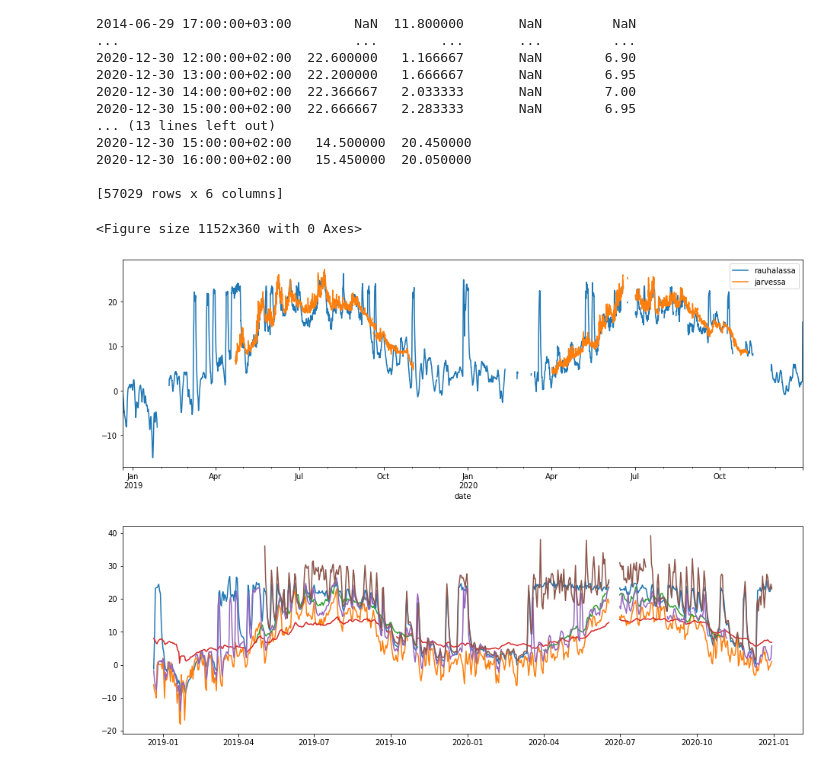
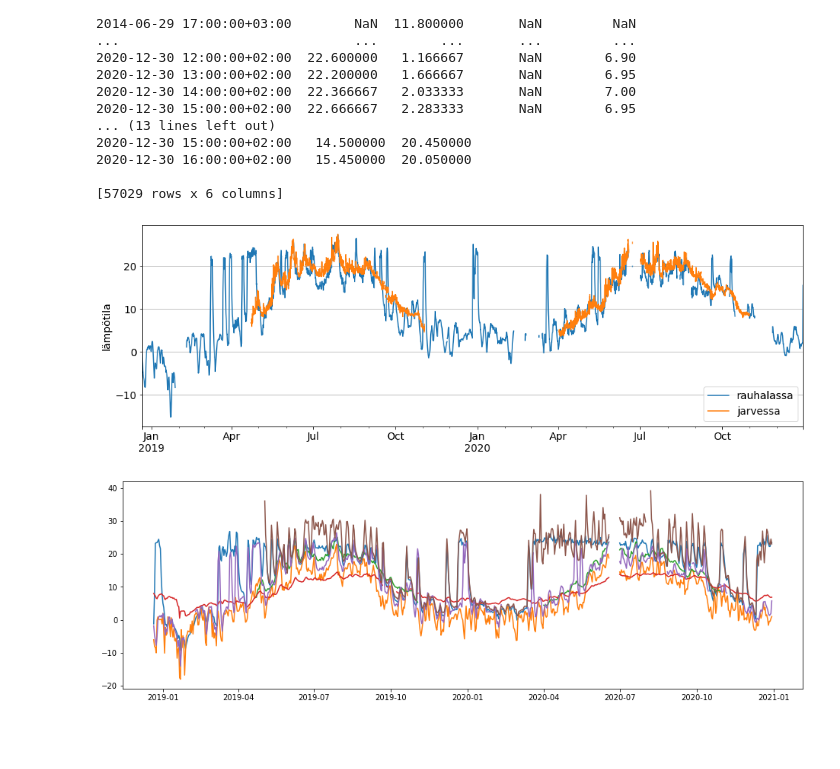
Before and after one commit to vuorenkoski/lampotilat, a Jupyter notebook: datan_esittaminen.ipynb, the cells around one changed output. Cells and saved outputs as stored; diff of their text form; code cells hidden in the pictures; blank space fills up the shorter version.

```diff
--- a/datan_esittaminen.ipynb
+++ b/datan_esittaminen.ipynb
@@ -57,16 +58,14 @@ date
 [57029 rows x 6 columns]
 # %%
 df2 = df[['rauhalassa','jarvessa']].loc['2018-12-21':'2020-12-31']
-
-matplotlib.rcParams['figure.figsize'] = [16, 5]
-plt.figure()
-df2.plot()
-plt.legend(loc='best')
-#plt.savefig('chart.png')
-plt.plot(df2);
+fig = df2.plot(kind='line',  figsize=(16, 5), fontsize=14).get_figure()
+fig.axes[0].legend(loc='best', fontsize=14)
+fig.axes[0].set_ylabel('lämpötila', fontsize=14)
+fig.axes[0].set_xlabel('')
+fig.axes[0].grid(axis='y')
+fig.savefig('chart.png')
 # %% [output]
-<Figure size 1152x360 with 0 Axes>
-[figure, old version]
+[figure, new version]
 # %%
 df2 = df_daily.loc['2018-12-21':'2020-12-31']
 plt.plot(df2);
```
Also changed, not shown: parts of 9 cells of this notebook, 9 other files.
